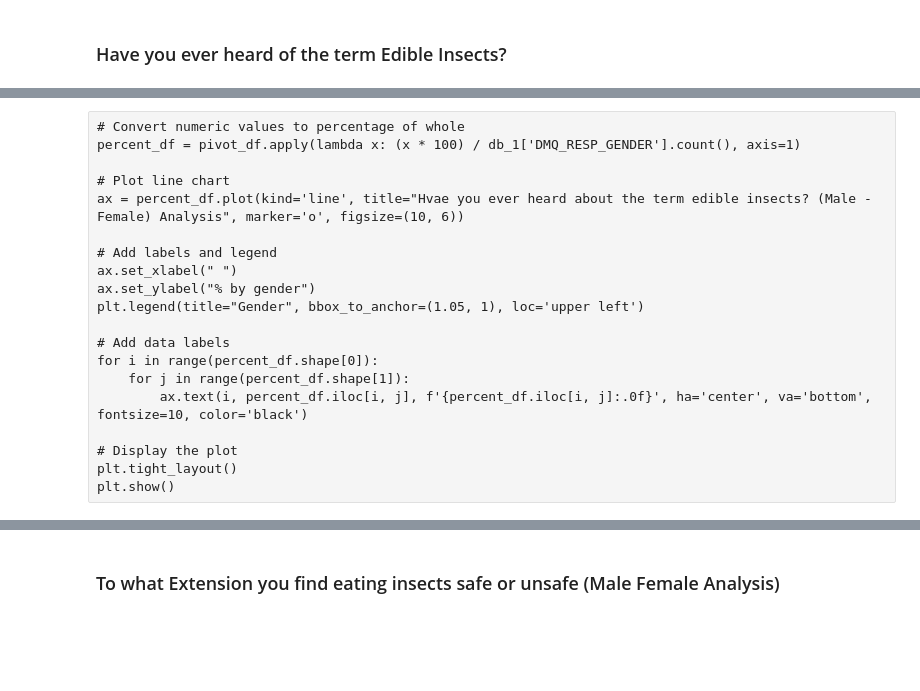
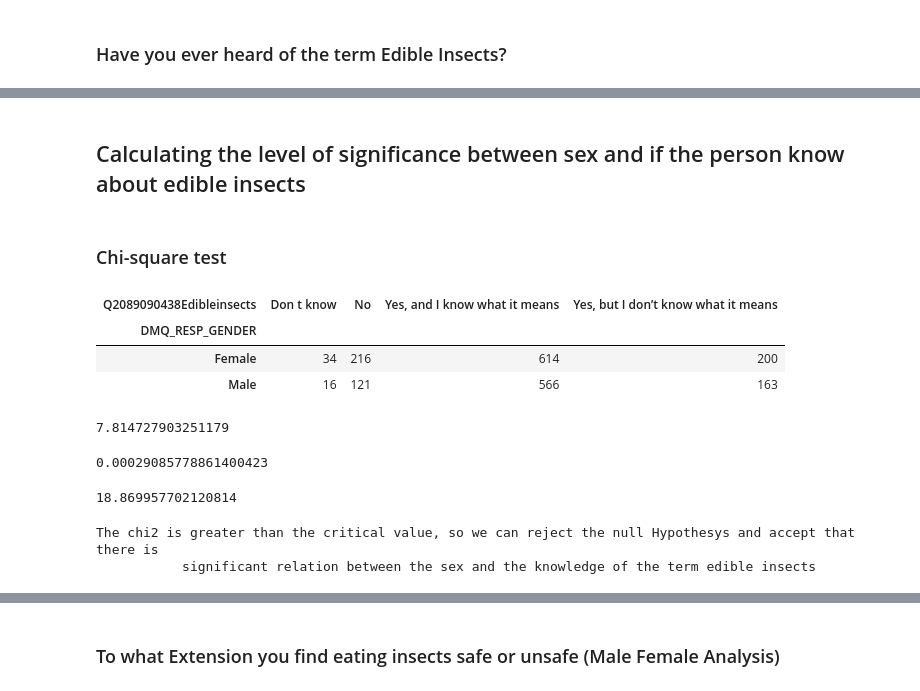
Before and after one commit to fvirtuozo/Protein_Consumers, a Jupyter notebook: Customer Data.ipynb, the cells around one changed output, grey strips where cells are left out. Drawn from its saved outputs; the diff is of its cells as text; code cells hidden in the pictures; blank space fills up the shorter version.

```diff
--- a/Customer Data.ipynb
+++ b/Customer Data.ipynb
@@ -390,20 +406,12 @@ plt.show()
-# %% [raw]
-# Convert numeric values to percentage of whole
-percent_df = pivot_df.apply(lambda x: (x * 100) / db_1['DMQ_RESP_GENDER'].count(), axis=1)
-
-# Plot line chart
-ax = percent_df.plot(kind='line', title="Hvae you ever heard about the term edible insects? (Male - Female) Analysis", marker='o', figsize=(10, 6))
-
-# Add labels and legend
-ax.set_xlabel(" ")
-ax.set_ylabel("% by gender")
-plt.legend(title="Gender", bbox_to_anchor=(1.05, 1), loc='upper left')
-
-# Add data labels
-for i in range(percent_df.shape[0]):
-    for j in range(percent_df.shape[1]):
-        ax.text(i, percent_df.iloc[i, j], f'{percent_df.iloc[i, j]:.0f}', ha='center', va='bottom', fontsize=10, color='black')
-
-# Display the plot
-plt.tight_layout()
-plt.show()
+# %% [markdown]
+## Calculating the level of significance between sex and if the person know about edible insects
+# %% [markdown]
+### Chi-square test
+# %%
+db_contingency = pd.crosstab(db['DMQ_RESP_GENDER'], db['Q2089090438Edibleinsects'])
+db_contingency
+# %% [output]
+| Q2089090438Edibleinsects | Don t know | No | Yes, and I know what it means | Yes, but I don’t know what it means |
+| DMQ_RESP_GENDER |  |  |  |  |
+| Female | 34 | 216 | 614 | 200 |
+| Male | 16 | 121 | 566 | 163 |
@@ -409,0 +420,20 @@ plt.show()
+# %%
+crit = stats.chi2.ppf(q=0.95, df = 3)
+print(crit)
+# %% [output]
+7.814727903251179
+# %%
+p
+# %% [output]
+0.00029085778861400423
+# %%
+chi2
+# %% [output]
+18.869957702120814
+# %%
+if chi2>crit:
+    print("The chi2 is greater than the critical value, so we can reject the null Hypothesys and accept that there is \n\
+           significant relation between the sex and the knowledge of the term edible insects")
+# %% [output]
+The chi2 is greater than the critical value, so we can reject the null Hypothesys and accept that there is
+           significant relation between the sex and the knowledge of the term edible insects
```
Also changed, not shown: parts of 12 cells of this notebook.
